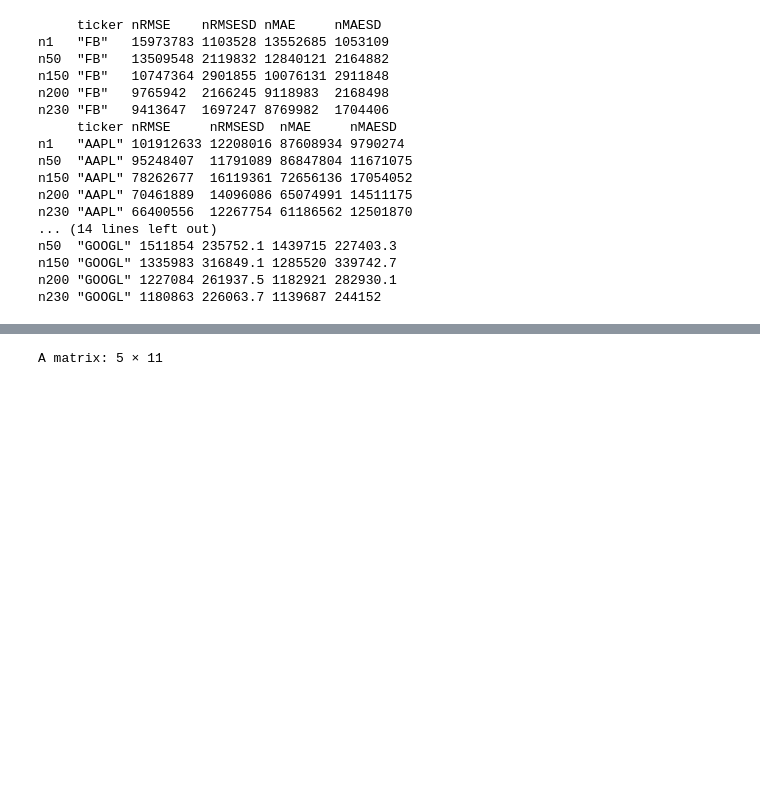
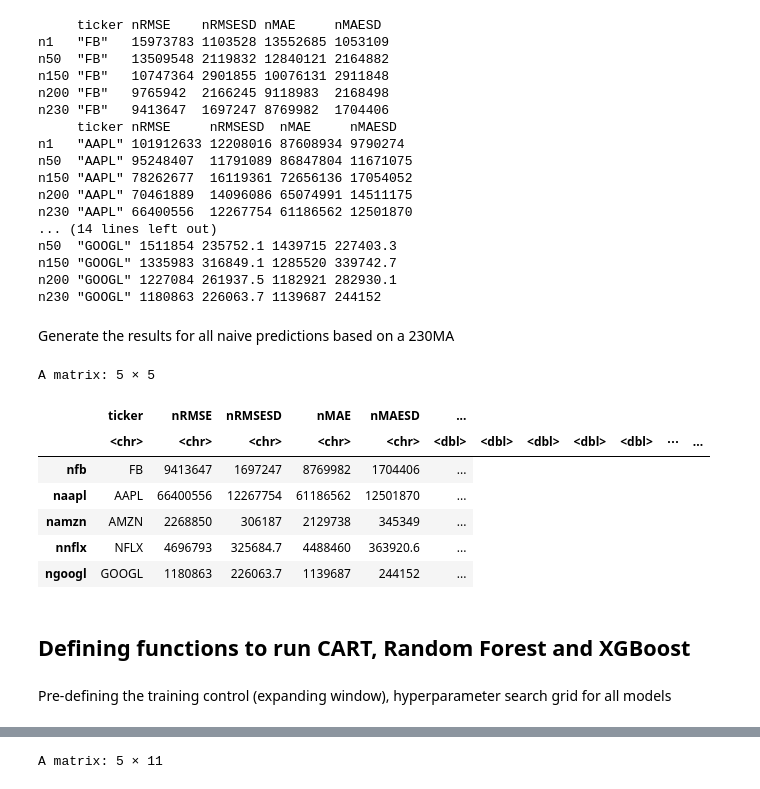
Before and after one commit to limshaocong/analyticsEdge, a Jupyter notebook: FAANG_Volume_Prediction_caa 29Nov21.ipynb, the cells around one changed output, grey strips where cells are left out. Drawn from its saved outputs; the diff is of its cells as text; code cells hidden in the pictures; blank space fills up the shorter version.

```diff
--- a/FAANG_Volume_Prediction_caa 29Nov21.ipynb
+++ b/FAANG_Volume_Prediction_caa 29Nov21.ipynb
@@ -242,6 +246,31 @@ n50  "GOOGL" 1511854 235752.1 1439715 227403.3
 n150 "GOOGL" 1335983 316849.1 1285520 339742.7
 n200 "GOOGL" 1227084 261937.5 1182921 282930.1
 n230 "GOOGL" 1180863 226063.7 1139687 244152
+# %% [markdown]
+Generate the results for all naive predictions based on a 230MA
+# %%
+nfb = run_naive("FB", 230)
+naapl = run_naive("AAPL", 230)
+namzn = run_naive("AMZN", 230)
+nnflx = run_naive("NFLX", 230)
+ngoogl = run_naive("GOOGL", 230)
+
+n230 = rbind(nfb, naapl, namzn, nnflx, ngoogl)
+
+n230
+# %% [output]
+A matrix: 5 × 5
+|  | ticker | nRMSE | nRMSESD | nMAE | nMAESD | ... |
+|  | <chr> | <chr> | <chr> | <chr> | <chr> | <dbl> | <dbl> | <dbl> | <dbl> | <dbl> | ⋯ | ... |
+| nfb | FB | 9413647 | 1697247 | 8769982 | 1704406 | ... |
+| naapl | AAPL | 66400556 | 12267754 | 61186562 | 12501870 | ... |
+| namzn | AMZN | 2268850 | 306187 | 2129738 | 345349 | ... |
+| nnflx | NFLX | 4696793 | 325684.7 | 4488460 | 363920.6 | ... |
+| ngoogl | GOOGL | 1180863 | 226063.7 | 1139687 | 244152 | ... |
+# %% [markdown]
+## **Defining functions to run CART, Random Forest and XGBoost**
+# %% [markdown]
+Pre-defining the training control (expanding window), hyperparameter search grid for all models
 # %%
 # Function to construct CART tree
 cart = function(trainX, trainY) {
```
Also changed, not shown: parts of 17 cells of this notebook.
